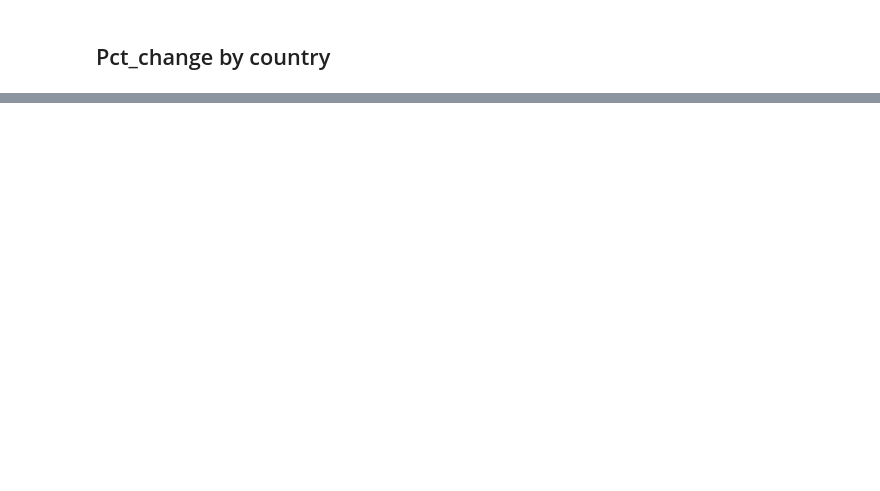
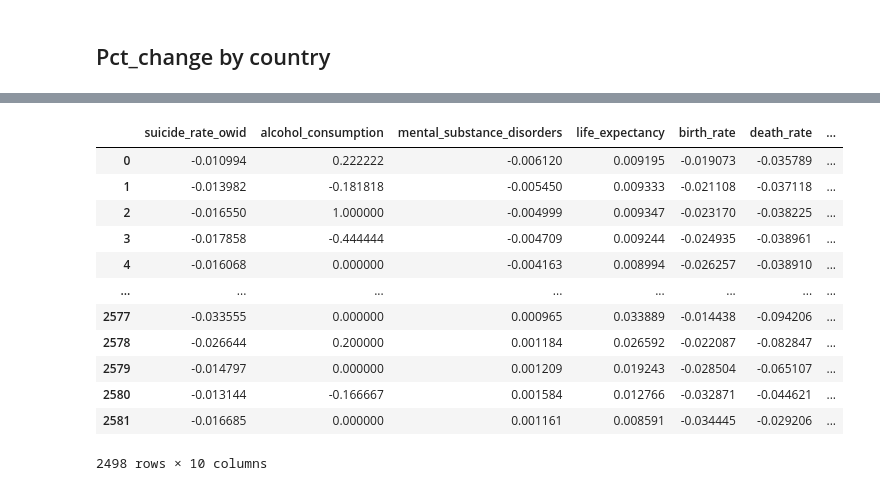
Before and after one commit to anajuarezar/Suicide-Analysis, a Jupyter notebook: data/Rate_of_Change.ipynb, the cells around one changed output, grey strips where cells are left out. Saved outputs shown, nothing was run; the diff lists cells and outputs as text; code cells hidden in the pictures; blank space fills up the shorter version.

```diff
--- a/data/Rate_of_Change.ipynb
+++ b/data/Rate_of_Change.ipynb
@@ -88,14 +91,15 @@ Index(['country', 'year', 'country_code', 'suicide_rate_owid',
 # %%
 ## Select columns with data (target & features)
 data_cols = ['suicide_rate_owid',
+             'alcohol_consumption',
              'mental_substance_disorders',
              'life_expectancy',
              'birth_rate',
              'death_rate',
              'gdp',
+             'health_pct',
              'population',
-             'unemployment',
-             'health_pct']
+             'unemployment']
 # %% [markdown]
 ## Pct_change by country
 # %%
@@ -151,0 +153,19 @@ roc_df.to_csv("output/suicide_roc.csv", index=False)
+# %%
+## Remove infinite values
+roc_df.replace([np.inf, -np.inf], np.nan, inplace=True)
+clean_df = roc_df.dropna()
+clean_df
+# %% [output]
+|  | suicide_rate_owid | alcohol_consumption | mental_substance_disorders | life_expectancy | birth_rate | death_rate | ... |
+| 0 | -0.010994 | 0.222222 | -0.006120 | 0.009195 | -0.019073 | -0.035789 | ... |
+| 1 | -0.013982 | -0.181818 | -0.005450 | 0.009333 | -0.021108 | -0.037118 | ... |
+| 2 | -0.016550 | 1.000000 | -0.004999 | 0.009347 | -0.023170 | -0.038225 | ... |
+| 3 | -0.017858 | -0.444444 | -0.004709 | 0.009244 | -0.024935 | -0.038961 | ... |
+| 4 | -0.016068 | 0.000000 | -0.004163 | 0.008994 | -0.026257 | -0.038910 | ... |
+| ... | ... | ... | ... | ... | ... | ... | ... |
+| 2577 | -0.033555 | 0.000000 | 0.000965 | 0.033889 | -0.014438 | -0.094206 | ... |
+| 2578 | -0.026644 | 0.200000 | 0.001184 | 0.026592 | -0.022087 | -0.082847 | ... |
+| 2579 | -0.014797 | 0.000000 | 0.001209 | 0.019243 | -0.028504 | -0.065107 | ... |
+| 2580 | -0.013144 | -0.166667 | 0.001584 | 0.012766 | -0.032871 | -0.044621 | ... |
+| 2581 | -0.016685 | 0.000000 | 0.001161 | 0.008591 | -0.034445 | -0.029206 | ... |
+2498 rows × 10 columns
```
Also changed, not shown: parts of 16 cells of this notebook, 1 other file.
